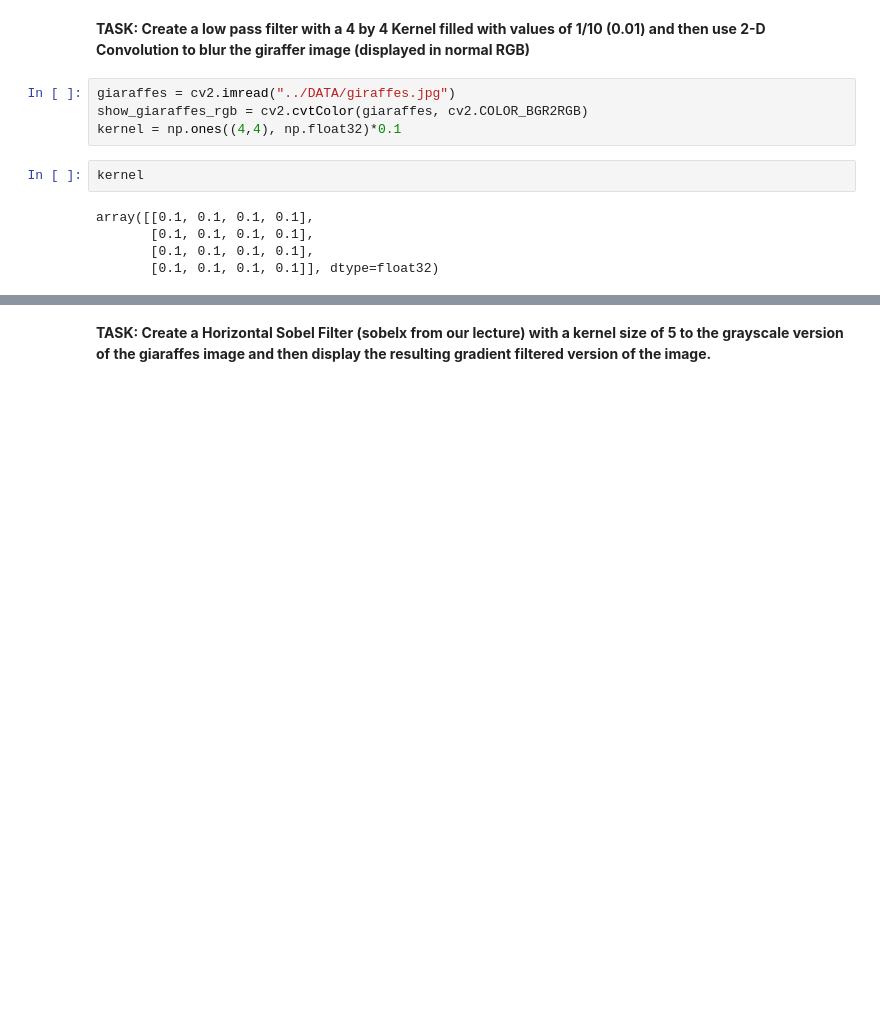
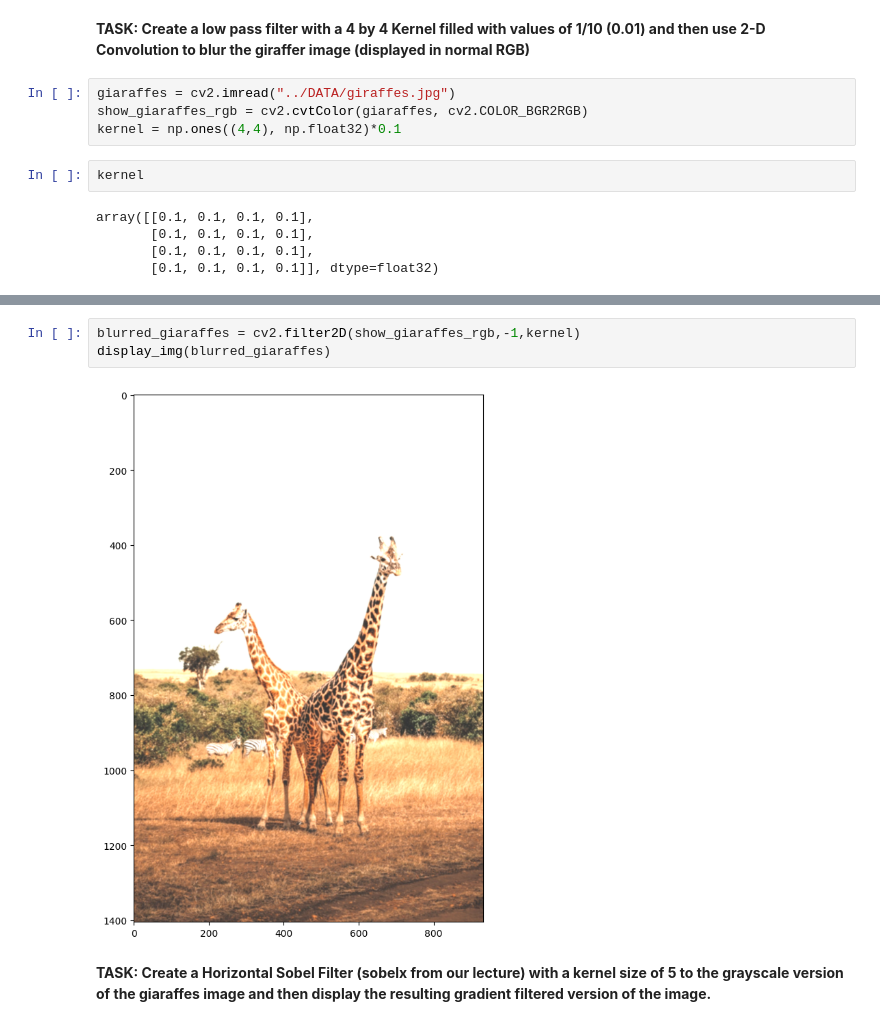
Before and after one commit to VishnuRathore98/Computer-Vision-with-OpenCV-and-Deep-Learning, a Jupyter notebook: Section - 3: Image Processing/07-Image-Processing-Assessment.ipynb, the cells around one changed output, grey strips where cells are left out. Saved outputs shown, nothing was run; the diff lists cells and outputs as text; blank space fills up the shorter version.

Commit message:
Feat: Image Processing -> Assessment

```diff
--- a/Section - 3: Image Processing/07-Image-Processing-Assessment.ipynb
+++ b/Section - 3: Image Processing/07-Image-Processing-Assessment.ipynb
@@ -66,2 +59,7 @@ array([[0.1, 0.1, 0.1, 0.1],
+# %%
+blurred_giaraffes = cv2.filter2D(show_giaraffes_rgb,-1,kernel)
+display_img(blurred_giaraffes)
+# %% [output]
+[figure, added]
 # %% [markdown]
 **TASK: Create a Horizontal Sobel Filter (sobelx from our lecture) with a kernel size of 5 to the grayscale version of the giaraffes image and then display the resulting gradient filtered version of the image.**
```
Also changed, not shown: parts of 10 cells of this notebook, 1 other file.
